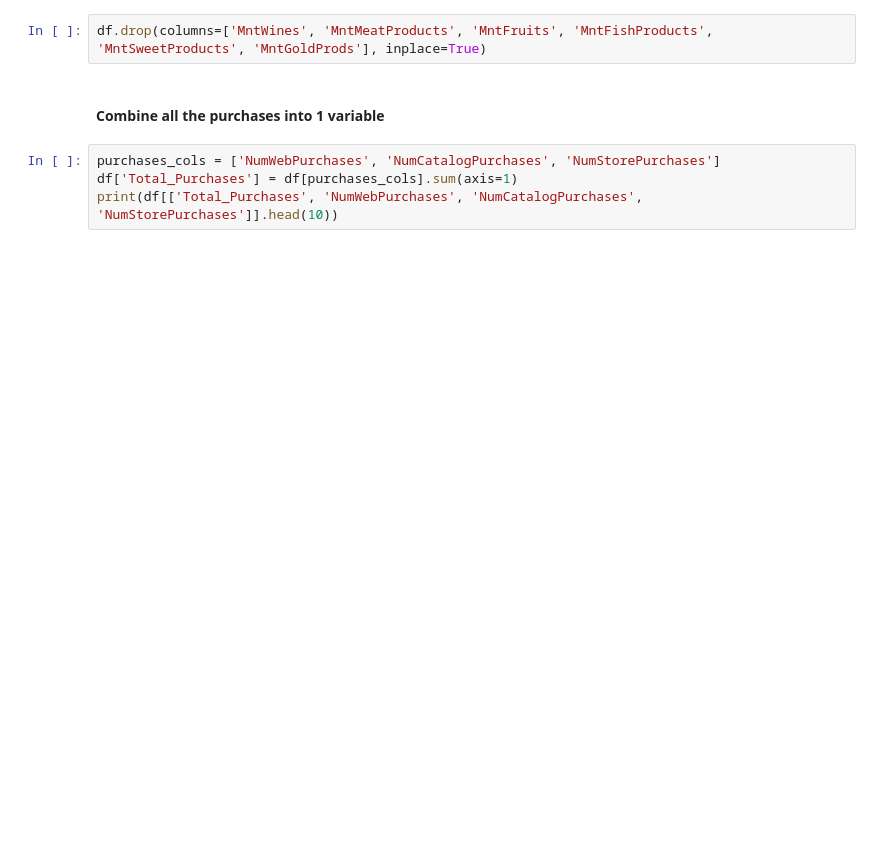
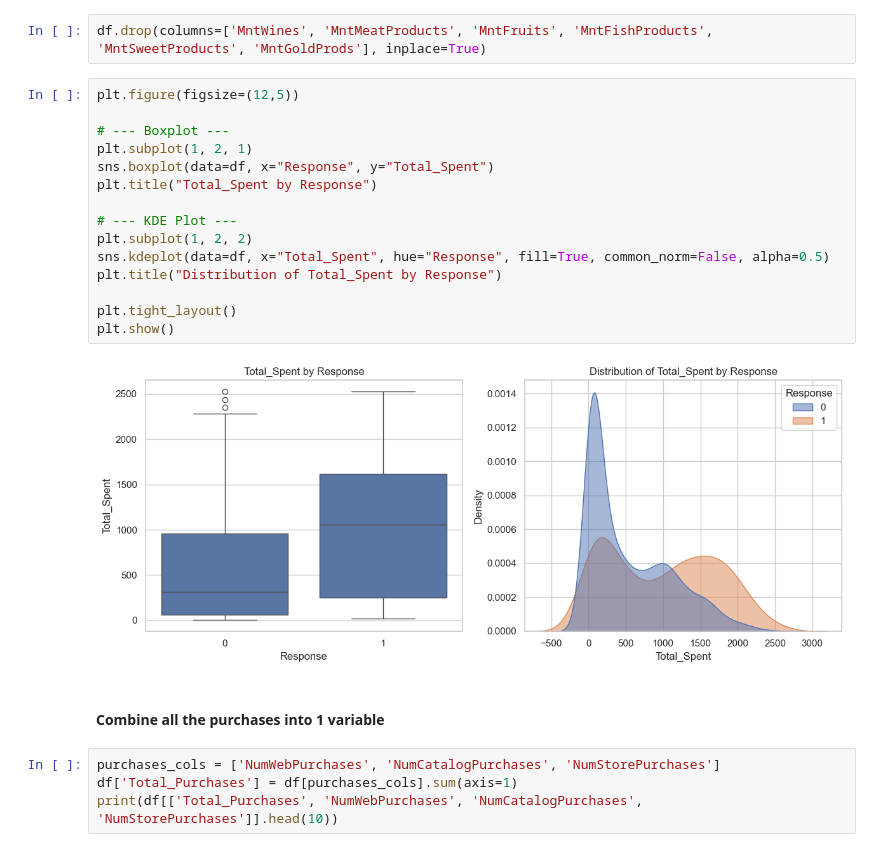
Before and after one commit to Analyst-KatieD/kaggle-superstore-marketing, a Jupyter notebook: Kaggle_Superstore_Marketing_Campaign.ipynb, the cells around one changed output. Cells and saved outputs as stored; diff of their text form; blank space fills up the shorter version.

```diff
--- a/Kaggle_Superstore_Marketing_Campaign.ipynb
+++ b/Kaggle_Superstore_Marketing_Campaign.ipynb
@@ -210,5 +316,22 @@ print(df[['Total_Spent', 'MntWines', 'MntMeatProducts', 'MntFruits', 'MntFishPro
 # %%
 df.drop(columns=['MntWines', 'MntMeatProducts', 'MntFruits', 'MntFishProducts', 'MntSweetProducts', 'MntGoldProds'], inplace=True)
+# %%
+plt.figure(figsize=(12,5))
+
+# --- Boxplot ---
+plt.subplot(1, 2, 1)
+sns.boxplot(data=df, x="Response", y="Total_Spent")
+plt.title("Total_Spent by Response")
+
+# --- KDE Plot ---
+plt.subplot(1, 2, 2)
+sns.kdeplot(data=df, x="Total_Spent", hue="Response", fill=True, common_norm=False, alpha=0.5)
+plt.title("Distribution of Total_Spent by Response")
+
+plt.tight_layout()
+plt.show()
+# %% [output]
+[figure, added]
 # %% [markdown]
 #### Combine all the purchases into 1 variable
 # %%
```
Also changed, not shown: parts of 15 cells of this notebook.
